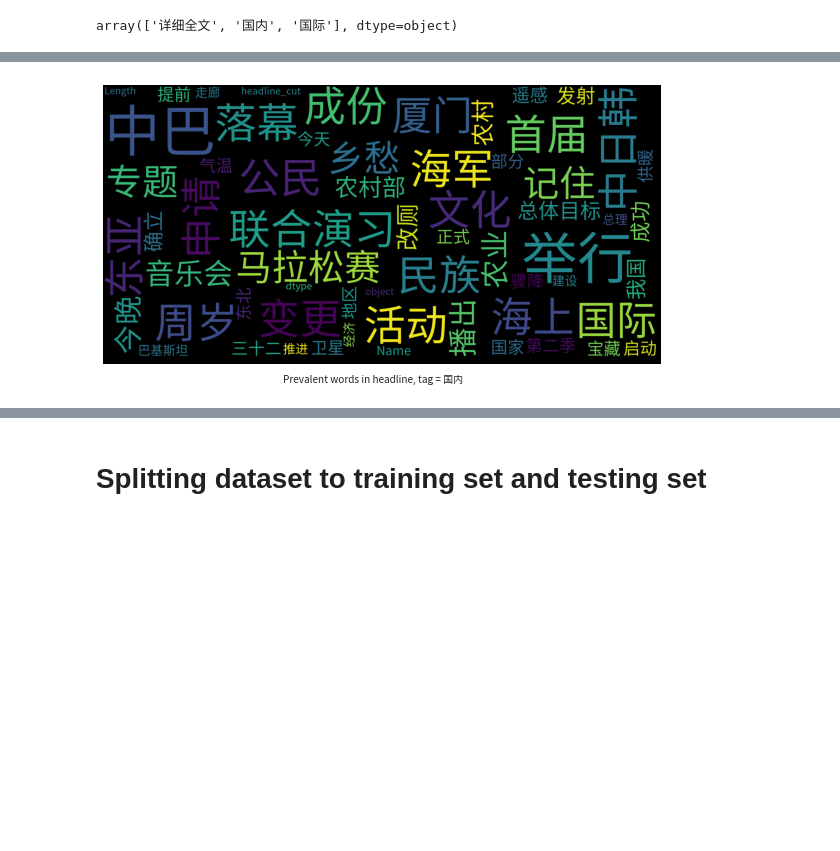
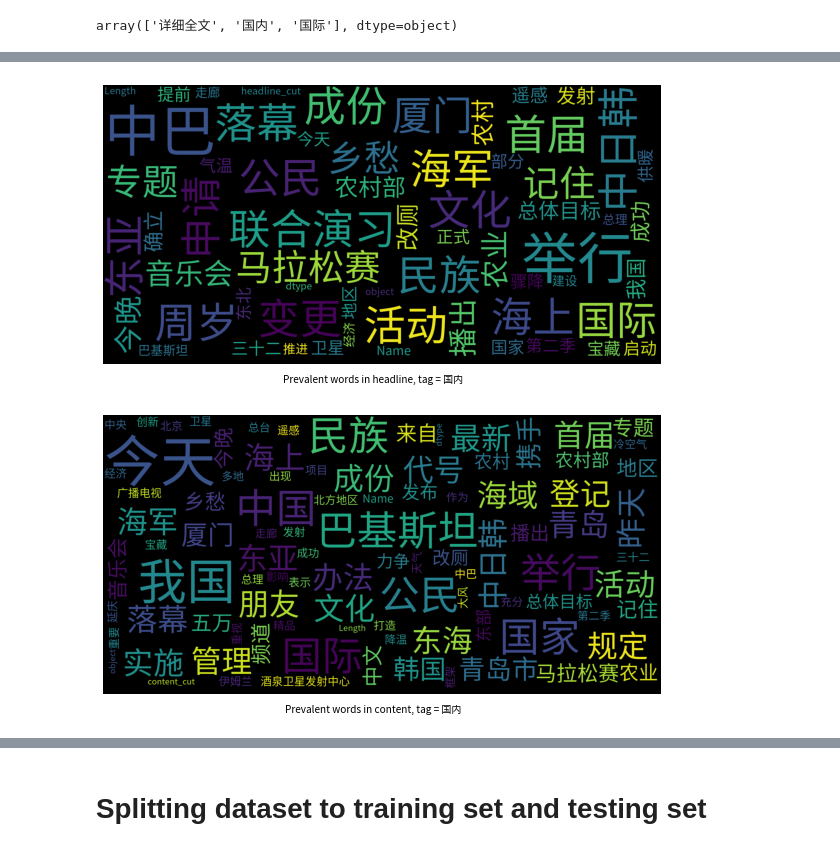
Before and after one commit to Devu-Goyal/Chinese_Social_Media_Towards_Vaccine, a Jupyter notebook: Chinese_Social_Media_Towards_Vaccine.ipynb, the cells around one changed output, grey strips where cells are left out. Cells and saved outputs as stored; diff of their text form; code cells hidden in the pictures; blank space fills up the shorter version.

```diff
--- a/Chinese_Social_Media_Towards_Vaccine.ipynb
+++ b/Chinese_Social_Media_Towards_Vaccine.ipynb
@@ -156,9 +164,11 @@ show_wordcloud(data_tag['headline_cut'], font_path, title = 'Prevalent words in
 # %%
 # word cloud for tag -: 国内
 data_tag = data.loc[data.tag=='国内']
 show_wordcloud(data_tag['headline_cut'], font_path, title = 'Prevalent words in headline, tag = 国内')
+show_wordcloud(data_tag['content_cut'], font_path, title = 'Prevalent words in content, tag = 国内')
 # %% [output]
 [figure]
+[figure, added]
 # %%
 # word cloud for tag -: 国际
 data_tag = data.loc[data.tag=='国际']
```
Also changed, not shown: parts of 16 cells of this notebook.
